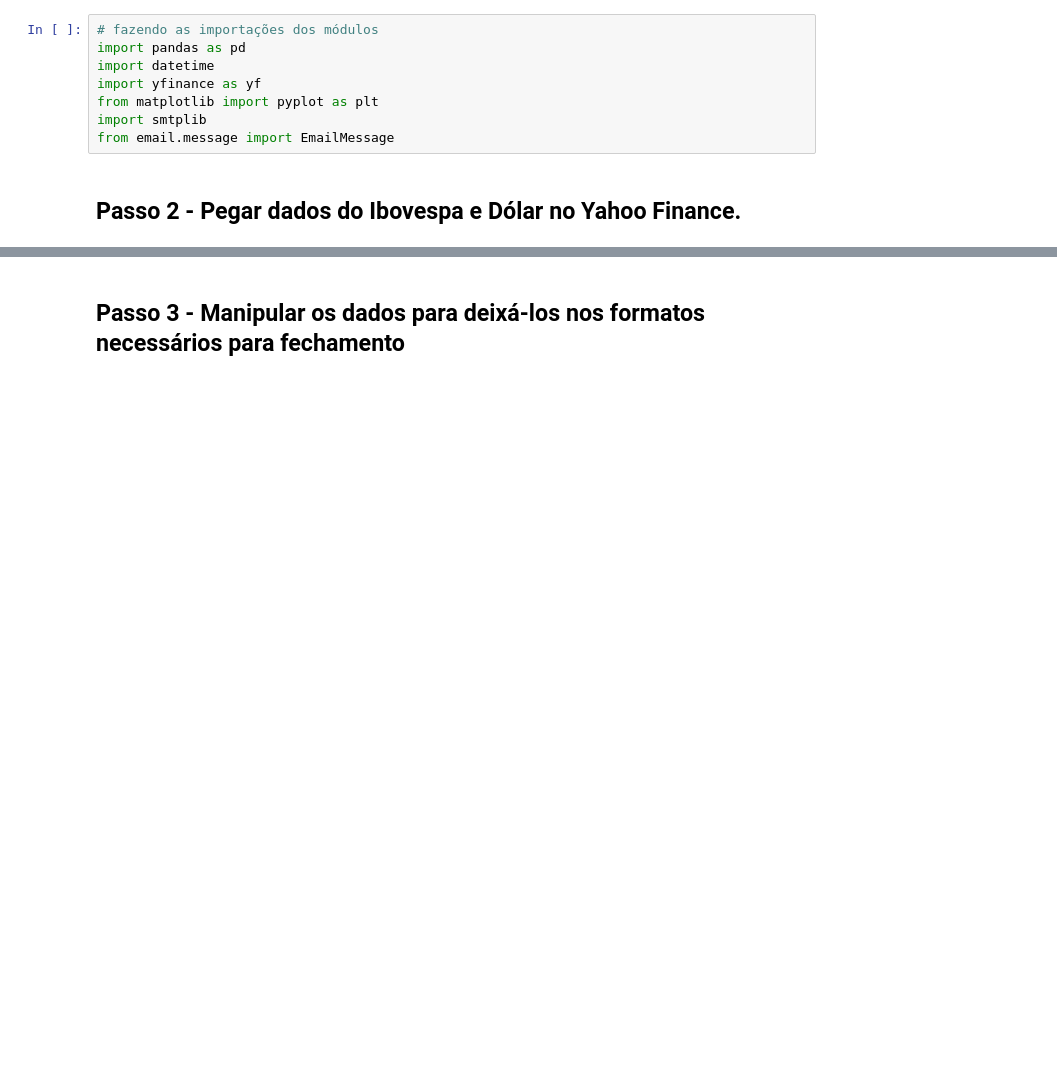
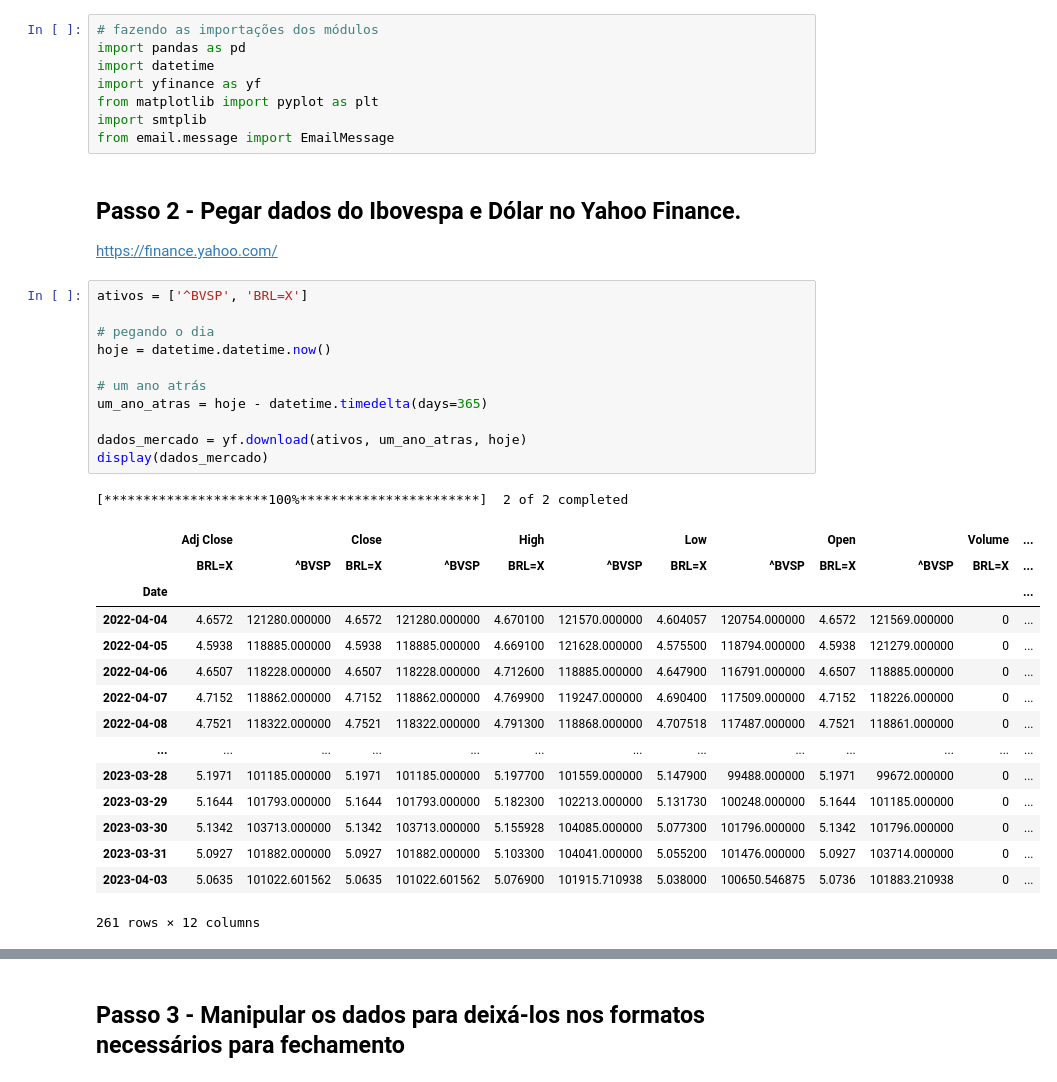
Before and after one commit to ClaudioFritzen/BootCampVaros, a Jupyter notebook: 01-Relatório de fechamento de Mercado.ipynb, the cells around one changed output, grey strips where cells are left out. Cells and saved outputs as stored; diff of their text form; blank space fills up the shorter version.

```diff
--- a/01-Relatório de fechamento de Mercado.ipynb
+++ b/01-Relatório de fechamento de Mercado.ipynb
@@ -70,3 +60,32 @@ import smtplib
 from email.message import EmailMessage
 # %% [markdown]
 ## Passo 2 - Pegar dados do Ibovespa e Dólar no Yahoo Finance.
+https://finance.yahoo.com/
+# %%
+ativos = ['^BVSP', 'BRL=X']
+
+# pegando o dia
+hoje = datetime.datetime.now()
+
+# um ano atrás
+um_ano_atras = hoje - datetime.timedelta(days=365)
+
+dados_mercado = yf.download(ativos, um_ano_atras, hoje)
+display(dados_mercado)
+# %% [output]
+[*********************100%***********************]  2 of 2 completed
+|  | Adj Close |  | Close |  | High |  | Low |  | Open |  | Volume | ... |
+|  | BRL=X | ^BVSP | BRL=X | ^BVSP | BRL=X | ^BVSP | BRL=X | ^BVSP | BRL=X | ^BVSP | BRL=X | ... |
+| Date |  |  |  |  |  |  |  |  |  |  |  | ... |
+| 2022-04-04 | 4.6572 | 121280.000000 | 4.6572 | 121280.000000 | 4.670100 | 121570.000000 | 4.604057 | 120754.000000 | 4.6572 | 121569.000000 | 0 | ... |
+| 2022-04-05 | 4.5938 | 118885.000000 | 4.5938 | 118885.000000 | 4.669100 | 121628.000000 | 4.575500 | 118794.000000 | 4.5938 | 121279.000000 | 0 | ... |
+| 2022-04-06 | 4.6507 | 118228.000000 | 4.6507 | 118228.000000 | 4.712600 | 118885.000000 | 4.647900 | 116791.000000 | 4.6507 | 118885.000000 | 0 | ... |
+| 2022-04-07 | 4.7152 | 118862.000000 | 4.7152 | 118862.000000 | 4.769900 | 119247.000000 | 4.690400 | 117509.000000 | 4.7152 | 118226.000000 | 0 | ... |
+| 2022-04-08 | 4.7521 | 118322.000000 | 4.7521 | 118322.000000 | 4.791300 | 118868.000000 | 4.707518 | 117487.000000 | 4.7521 | 118861.000000 | 0 | ... |
+| ... | ... | ... | ... | ... | ... | ... | ... | ... | ... | ... | ... | ... |
+| 2023-03-28 | 5.1971 | 101185.000000 | 5.1971 | 101185.000000 | 5.197700 | 101559.000000 | 5.147900 | 99488.000000 | 5.1971 | 99672.000000 | 0 | ... |
+| 2023-03-29 | 5.1644 | 101793.000000 | 5.1644 | 101793.000000 | 5.182300 | 102213.000000 | 5.131730 | 100248.000000 | 5.1644 | 101185.000000 | 0 | ... |
+| 2023-03-30 | 5.1342 | 103713.000000 | 5.1342 | 103713.000000 | 5.155928 | 104085.000000 | 5.077300 | 101796.000000 | 5.1342 | 101796.000000 | 0 | ... |
+| 2023-03-31 | 5.0927 | 101882.000000 | 5.0927 | 101882.000000 | 5.103300 | 104041.000000 | 5.055200 | 101476.000000 | 5.0927 | 103714.000000 | 0 | ... |
+| 2023-04-03 | 5.0635 | 101022.601562 | 5.0635 | 101022.601562 | 5.076900 | 101915.710938 | 5.038000 | 100650.546875 | 5.0736 | 101883.210938 | 0 | ... |
+261 rows × 12 columns
```
Also changed, not shown: parts of 19 cells of this notebook, 2 other files.
